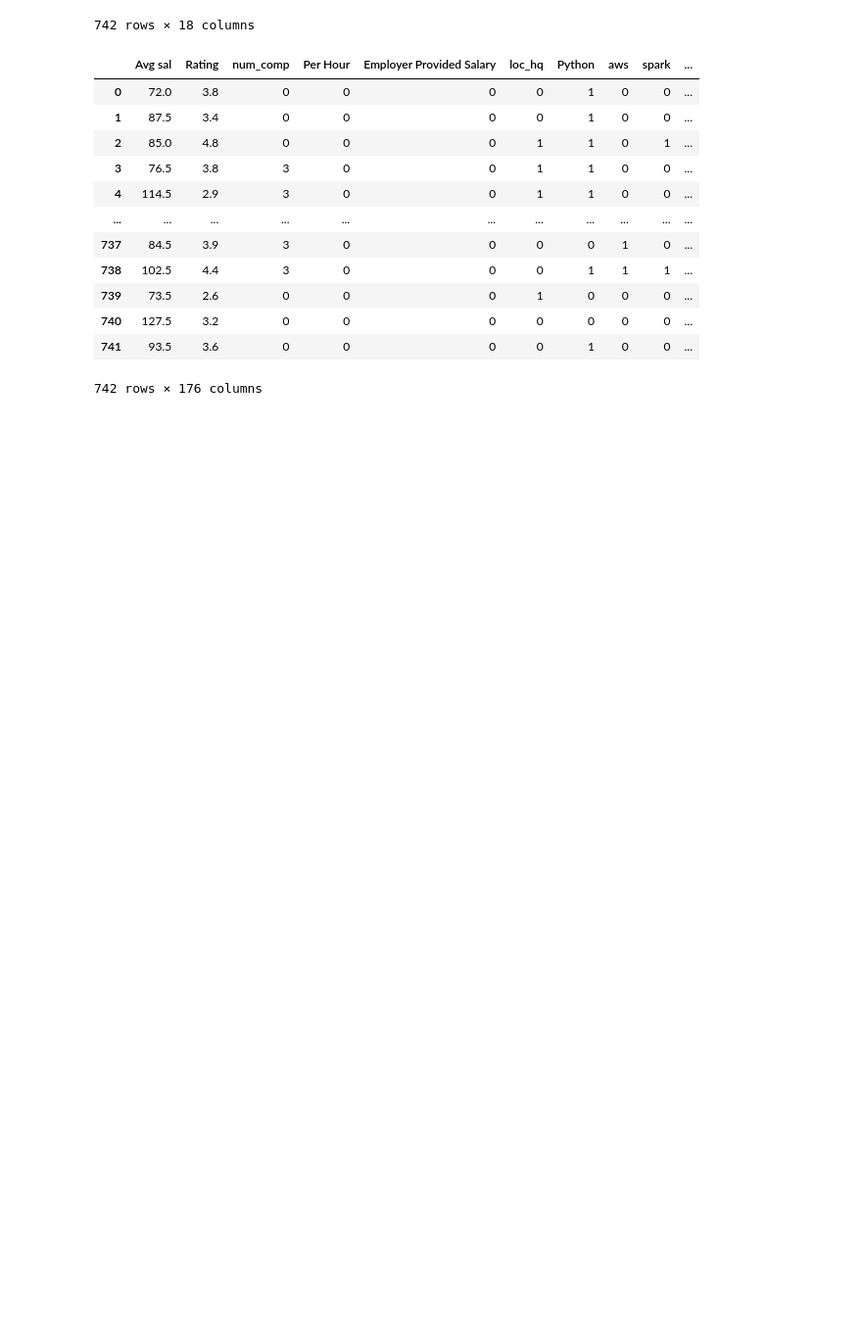
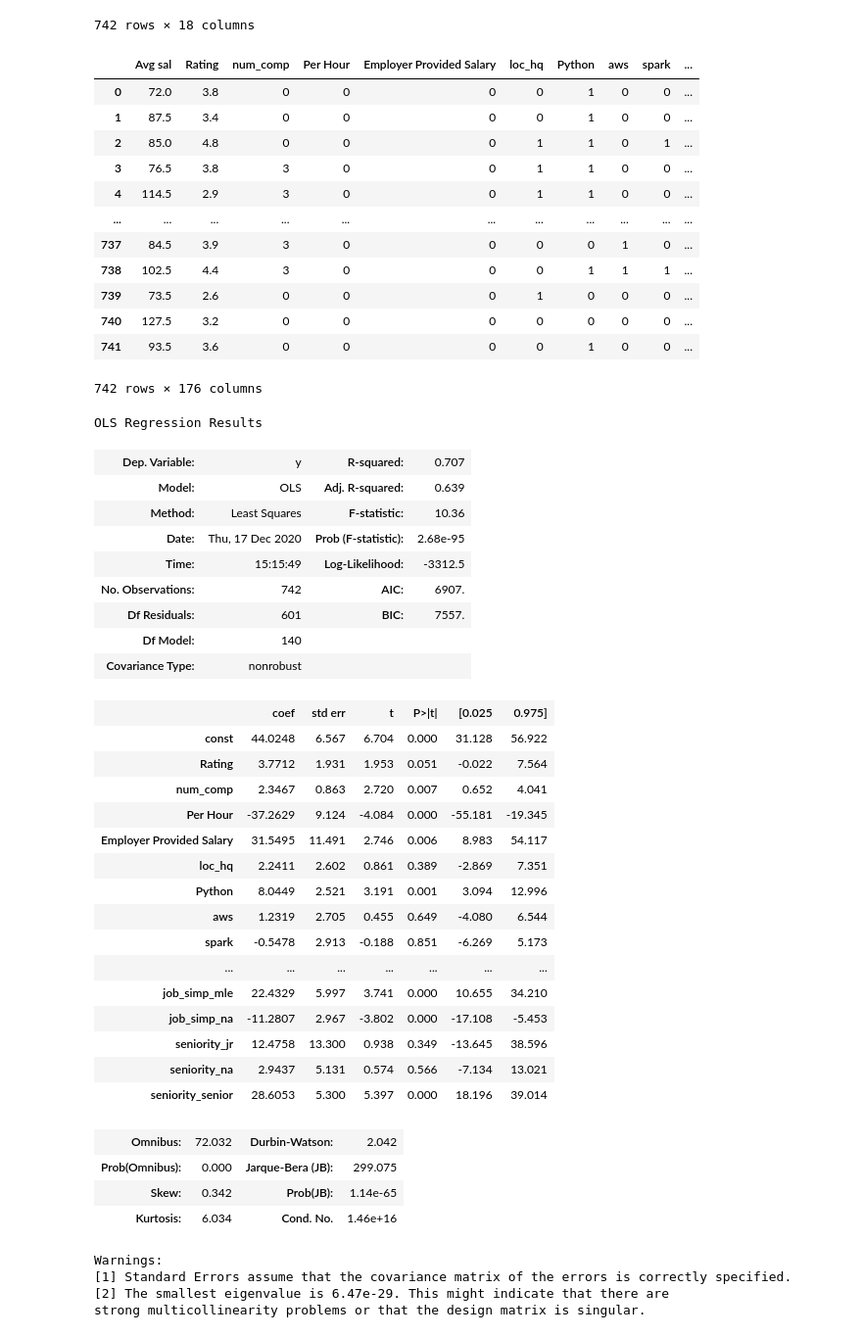
Before and after one commit to AnkitDimri/DS-project-glassdoor_jobs, a Jupyter notebook: model_building_GD.ipynb, the cells around one changed output. Shown at 98% size. Drawn from its saved outputs; the diff is of its cells as text; code cells hidden in the pictures; blank space fills up the shorter version.

```diff
--- a/model_building_GD.ipynb
+++ b/model_building_GD.ipynb
@@ -61,0 +64,39 @@ X_train, X_test, Y_train, Y_test = train_test_split (x, y, test_size = 0.2, rand
+# %%
+X_sm = X = sm.add_constant (x)
+model = sm.OLS (y, X_sm)
+model.fit().summary()
+# %% [output]
+OLS Regression Results
+| Dep. Variable: | y | R-squared: | 0.707 |
+| Model: | OLS | Adj. R-squared: | 0.639 |
+| Method: | Least Squares | F-statistic: | 10.36 |
+| Date: | Thu, 17 Dec 2020 | Prob (F-statistic): | 2.68e-95 |
+| Time: | 15:15:49 | Log-Likelihood: | -3312.5 |
+| No. Observations: | 742 | AIC: | 6907. |
+| Df Residuals: | 601 | BIC: | 7557. |
+| Df Model: | 140 |  |  |
+| Covariance Type: | nonrobust |  |  |
+|  | coef | std err | t | P>|t| | [0.025 | 0.975] |
+| const | 44.0248 | 6.567 | 6.704 | 0.000 | 31.128 | 56.922 |
+| Rating | 3.7712 | 1.931 | 1.953 | 0.051 | -0.022 | 7.564 |
+| num_comp | 2.3467 | 0.863 | 2.720 | 0.007 | 0.652 | 4.041 |
+| Per Hour | -37.2629 | 9.124 | -4.084 | 0.000 | -55.181 | -19.345 |
+| Employer Provided Salary | 31.5495 | 11.491 | 2.746 | 0.006 | 8.983 | 54.117 |
+| loc_hq | 2.2411 | 2.602 | 0.861 | 0.389 | -2.869 | 7.351 |
+| Python | 8.0449 | 2.521 | 3.191 | 0.001 | 3.094 | 12.996 |
+| aws | 1.2319 | 2.705 | 0.455 | 0.649 | -4.080 | 6.544 |
+| spark | -0.5478 | 2.913 | -0.188 | 0.851 | -6.269 | 5.173 |
+| ... | ... | ... | ... | ... | ... | ... |
+| job_simp_mle | 22.4329 | 5.997 | 3.741 | 0.000 | 10.655 | 34.210 |
+| job_simp_na | -11.2807 | 2.967 | -3.802 | 0.000 | -17.108 | -5.453 |
+| seniority_jr | 12.4758 | 13.300 | 0.938 | 0.349 | -13.645 | 38.596 |
+| seniority_na | 2.9437 | 5.131 | 0.574 | 0.566 | -7.134 | 13.021 |
+| seniority_senior | 28.6053 | 5.300 | 5.397 | 0.000 | 18.196 | 39.014 |
+| Omnibus: | 72.032 | Durbin-Watson: | 2.042 |
+| Prob(Omnibus): | 0.000 | Jarque-Bera (JB): | 299.075 |
+| Skew: | 0.342 | Prob(JB): | 1.14e-65 |
+| Kurtosis: | 6.034 | Cond. No. | 1.46e+16 |
+Warnings:
+[1] Standard Errors assume that the covariance matrix of the errors is correctly specified.
+[2] The smallest eigenvalue is 6.47e-29. This might indicate that there are
+strong multicollinearity problems or that the design matrix is singular.
```
Also changed, not shown: parts of 17 cells of this notebook.
